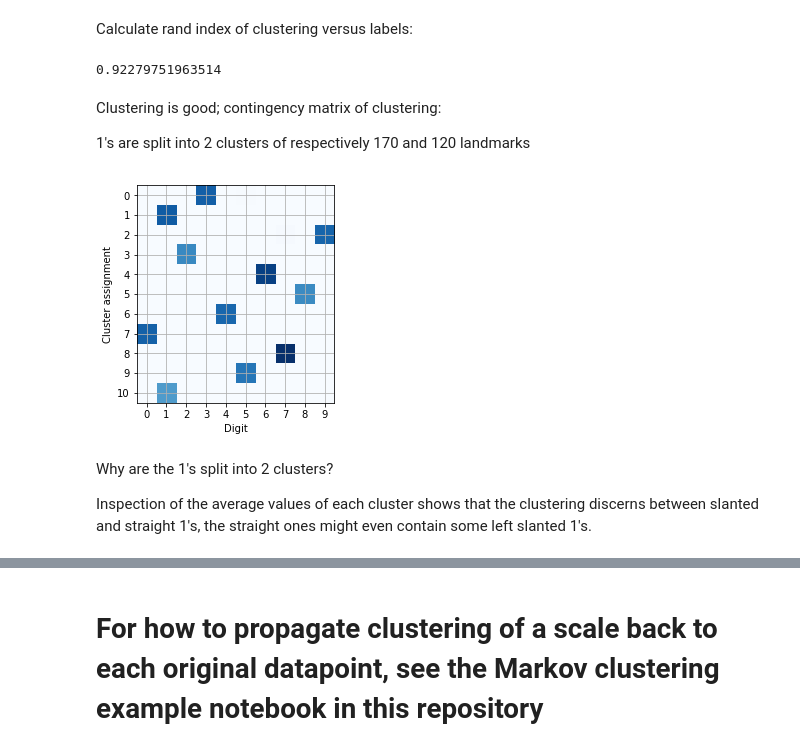
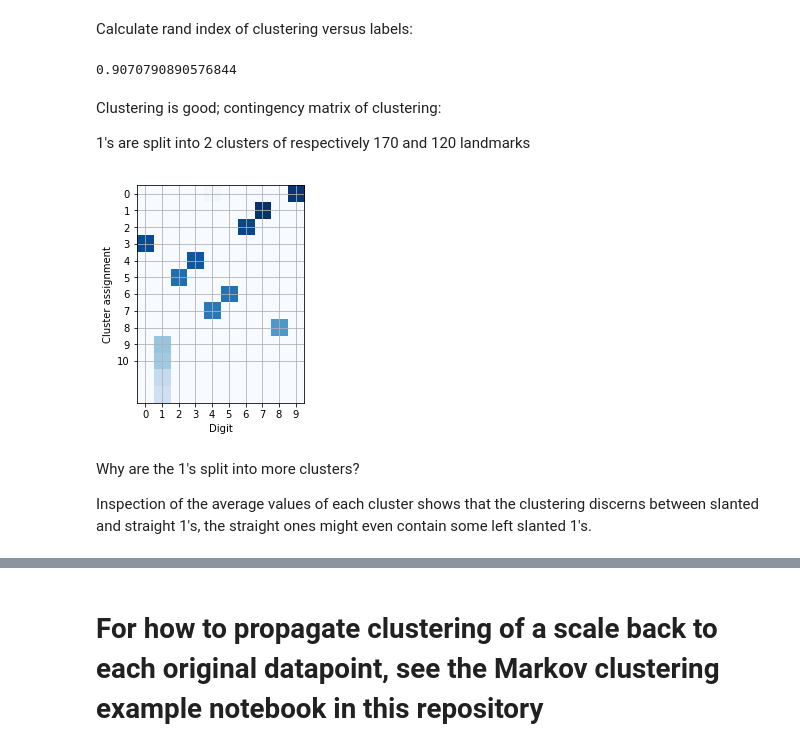
Before and after one commit to abuchin/HSNE-clustering, a Jupyter notebook: Python Parser/Louvain_clustering_example.ipynb, the cells around one changed output, grey strips where cells are left out. Drawn from its saved outputs; the diff is of its cells as text; code cells hidden in the pictures.

```diff
--- a/Python Parser/Louvain_clustering_example.ipynb
+++ b/Python Parser/Louvain_clustering_example.ipynb
@@ -25,5 +136,35 @@ from sklearn.metrics.cluster import contingency_matrix
+# %%
+rcParams['figure.figsize'] = 40, 20
+def draw_contingency_heatmap(labels_pred, labels_true):
+    cont_mat = contingency_matrix(labels_pred=labels_pred, labels_true=labels_true)
+#     sum_of_rows = np.sum(cont_mat, axis=1)
+#     cont_mat = np.hstack((cont_mat, sum_of_rows.reshape((cont_mat.shape[0] ,1))))
+#     sum_of_cols = np.sum(cont_mat, axis=0)
+#     cont_mat = np.vstack((cont_mat, sum_of_cols))
+    #cont_mat = np.round(normalize(cont_mat, norm='l1', axis=1), 2)
+    fig, ax = plt.subplots()
+
+    im, cbar = heatmap(cont_mat, row_labels=list(np.unique(labels_true)),
+                       col_labels=list(np.unique(labels_pred)),
+                       ax=ax,
+                       cmap="YlGn", cbarlabel="Count")
+    texts = annotate_heatmap(im, valfmt="{x}")
+    ax.tick_params(labelsize="xx-large")
+    fig.tight_layout()
+    plt.show()
 # %% [markdown]
 Read the hierarchy from a HSNE binary file and print progress:
+# %%
+def run_louvain(tmatrix, **kwargs):
+    weighted = kwargs['weight']
+    sources, targets = tmatrix.nonzero()
+    edgelist = list(zip(sources.tolist(), targets.tolist()))
+    G = ig.Graph(edgelist)
+    if weighted:
+        G.es['weight'] = tmatrix.data
+        return louvain.find_partition(G, louvain.ModularityVertexPartition, weights=G.es['weight']).membership
+    else:
+        return louvain.find_partition(G, louvain.ModularityVertexPartition).membership
 # %%
 hsne = read_HSNE_binary(filename="/home/paul/Stage/LDA/Data/MNIST/mnist_no_labels_train.hsne", verbose=True)
 # %% [output]
@@ -77,7 +218,5 @@ note that Louvain clustering can take long on very large matrices (transition ma
 # %%
-# Convert transition matrix to networkx graph
-G = nx.Graph(hsne[2].tmatrix)
 # Find the commmunity assignments that give highest modularity
-clusters = community.best_partition(G)
+clusters = run_louvain(hsne[1].tmatrix, weight=True)
 # %%
 # 11 clusters are found
@@ -108,26 +247,26 @@ clusters
 # %% [markdown]
 Calculate rand index of clustering versus labels:
 # %%
-landmark_truth = mnist_labels[np.array(hsne[2].lm_to_original)[list(clusters.keys())]]
-adjusted_rand_score(list(clusters.values()), landmark_truth)
+landmark_truth = mnist_labels[np.array(hsne[1].lm_to_original)]
+adjusted_rand_score(clusters, landmark_truth)
 # %% [output]
-0.92279751963514
+0.9070790890576844
 # %% [markdown]
 Clustering is good; contingency matrix of clustering:
 
 1's are split into 2 clusters of respectively 170 and 120 landmarks
 # %%
-plt.imshow(contingency_matrix(list(clusters.values()), landmark_truth), cmap='Blues')
+plt.imshow(contingency_matrix(list(clusters), landmark_truth), cmap='Blues')
 plt.xticks([i for i in range(10)])
 plt.yticks([ i for i in range(11)])
 plt.ylabel("Cluster assignment")
 plt.xlabel("Digit")
 plt.grid(b=True)
 plt.show()
 # %% [output]
-[figure, old version]
+[figure, new version]
 # %% [markdown]
-Why are the 1's split into 2 clusters?
+Why are the 1's split into more clusters?
 
 Inspection of the average values of each cluster shows that the clustering discerns between slanted and straight 1's, the straight ones might even contain some left slanted 1's.
 # %%
```
Also changed, not shown: parts of 11 cells of this notebook, 1 other file.
